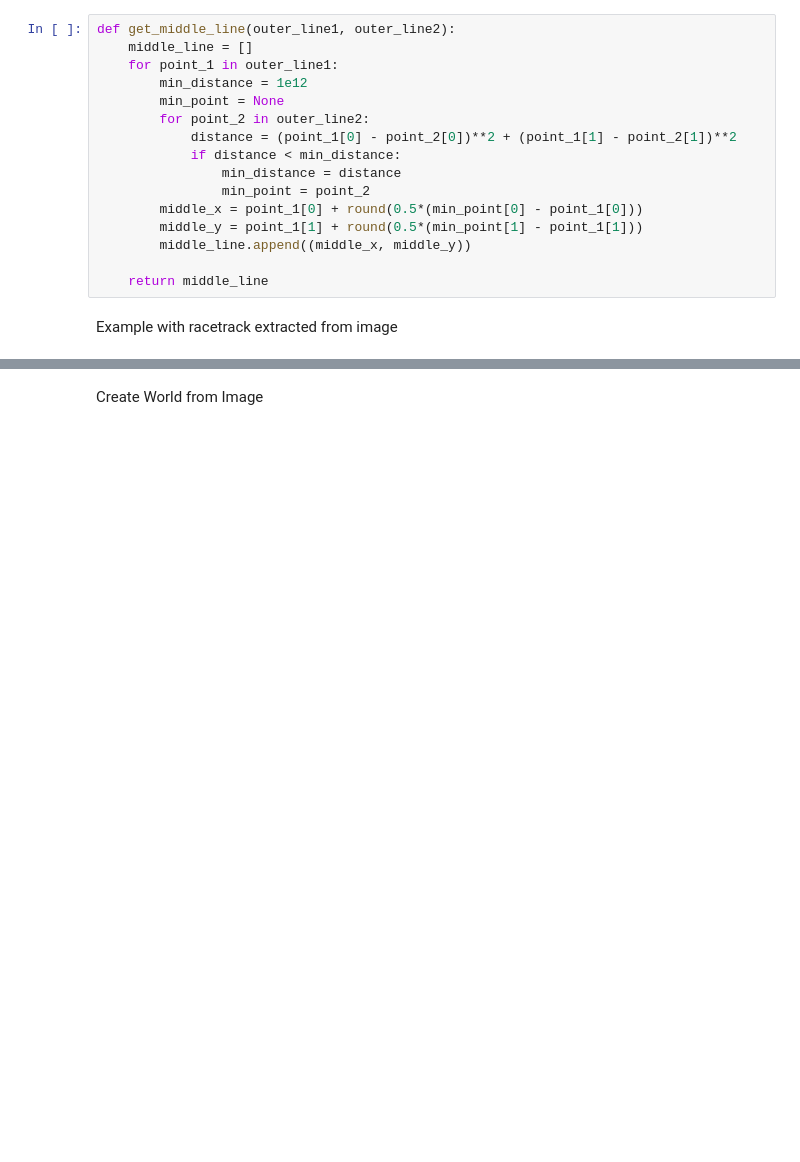
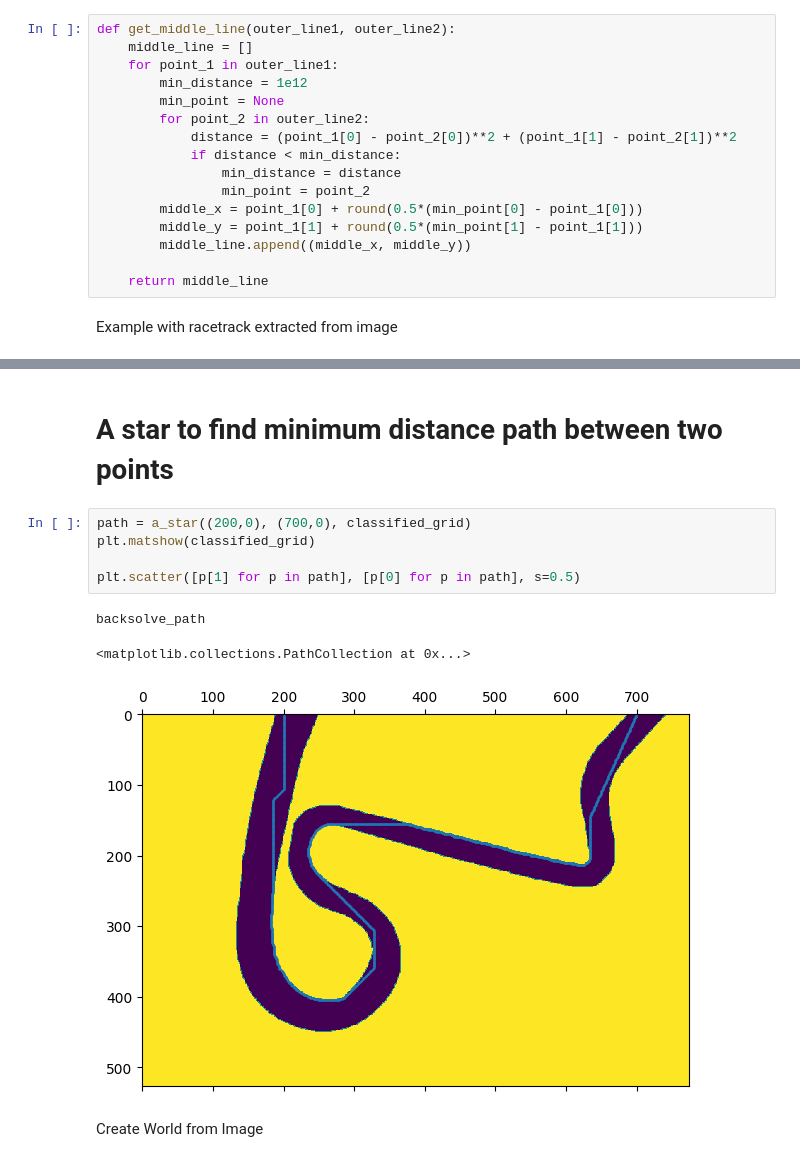
Before and after one commit to tim200002/TAS-Racer, a Jupyter notebook: scripts/generate_np_map.ipynb, the cells around one changed output, grey strips where cells are left out. Saved outputs shown, nothing was run; the diff lists cells and outputs as text; blank space fills up the shorter version.

```diff
--- a/scripts/generate_np_map.ipynb
+++ b/scripts/generate_np_map.ipynb
@@ -278,3 +383,14 @@ plt.scatter([p[0] for p in middle_line], [p[1] for p in middle_line])
+# %% [markdown]
+# A star to find minimum distance path between two points
+# %%
+path = a_star((200,0), (700,0), classified_grid)
+plt.matshow(classified_grid)
+
+plt.scatter([p[1] for p in path], [p[0] for p in path], s=0.5)
+# %% [output]
+backsolve_path
+<matplotlib.collections.PathCollection at 0x...>
+[figure, added]
 # %% [markdown]
 Create World from Image
 # %%
```
Also changed, not shown: parts of 6 cells of this notebook.
